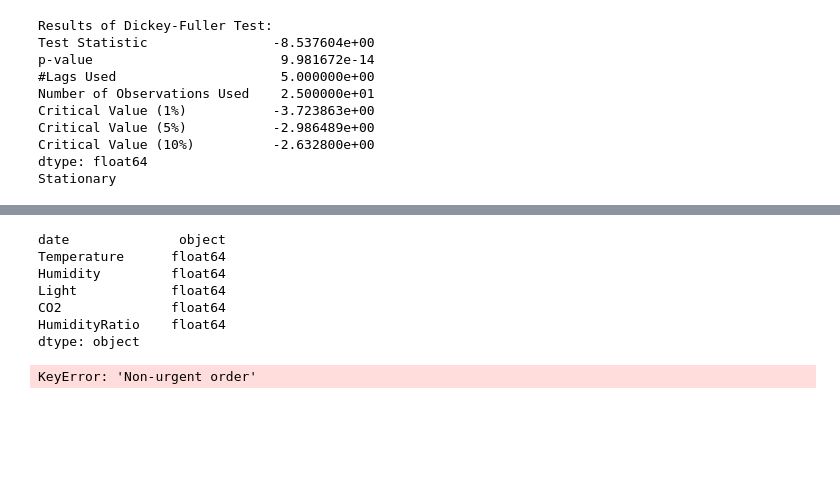
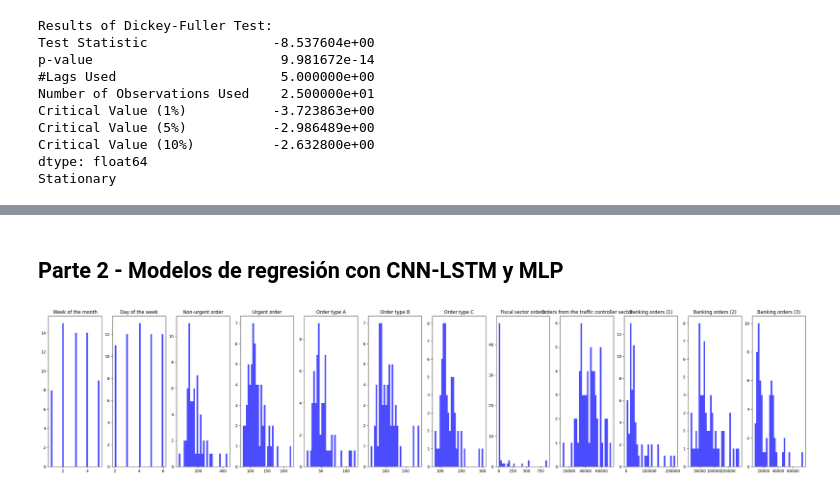
Before and after one commit to jaramillooo/Proyecto_series_no_lineales, a Jupyter notebook: proyectoModulo1_JaramilloA_AvilaK_MurguiaM.ipynb, the cells around one changed output, grey strips where cells are left out. Saved outputs shown, nothing was run; the diff lists cells and outputs as text; code cells hidden in the pictures; blank space fills up the shorter version.

```diff
--- a/proyectoModulo1_JaramilloA_AvilaK_MurguiaM.ipynb
+++ b/proyectoModulo1_JaramilloA_AvilaK_MurguiaM.ipynb
@@ -515,23 +466,0 @@ X.head()
-# %%
-numeric_cols = [col for col in X.columns if col!= 'date']
-X[numeric_cols] = X[numeric_cols].apply(pd.to_numeric, errors='coerce')
-X.dtypes
-# %% [output]
-date              object
-Temperature      float64
-Humidity         float64
-Light            float64
-CO2              float64
-HumidityRatio    float64
-dtype: object
-# %%
-for col in columns_to_plot:
-    if X[col].dtype.kind in 'bifc':
-        plt.figure(figsize=(5, 5))
-        X[col].hist(bins=50)
-        plt.xlabel(col)
-        plt.ylabel("Frequency")
-        plt.title(f"Bar Distribution of {col}")
-        plt.show()
-# %% [output]
-KeyError: 'Non-urgent order'
@@ -554,7 +466,0 @@ X.head()
-# %%
-for col in X_scaled.columns:
-    if col!= 'date':
-        plt.figure(figsize=(10, 6))
-        X_scaled[col].plot(kind='hist')
-        plt.title(col)
-        plt.show()
@@ -583,0 +467,14 @@ print(f"significance: {p:.2f}")
+# %% [markdown]
+## Parte 2 - Modelos de regresión con CNN-LSTM y MLP
+# %%
+num_cols = len(X.columns)
+fig, axs = plt.subplots(1, num_cols, figsize=(35, 7))
+
+for i, col in enumerate(X.columns):
+    axs[i].hist(X[col], bins=30, color='blue', alpha=0.7)
+    axs[i].set_title(col)
+
+
+plt.show()
+# %% [output]
+[figure, added]
```
Also changed, not shown: parts of 126 cells of this notebook.
